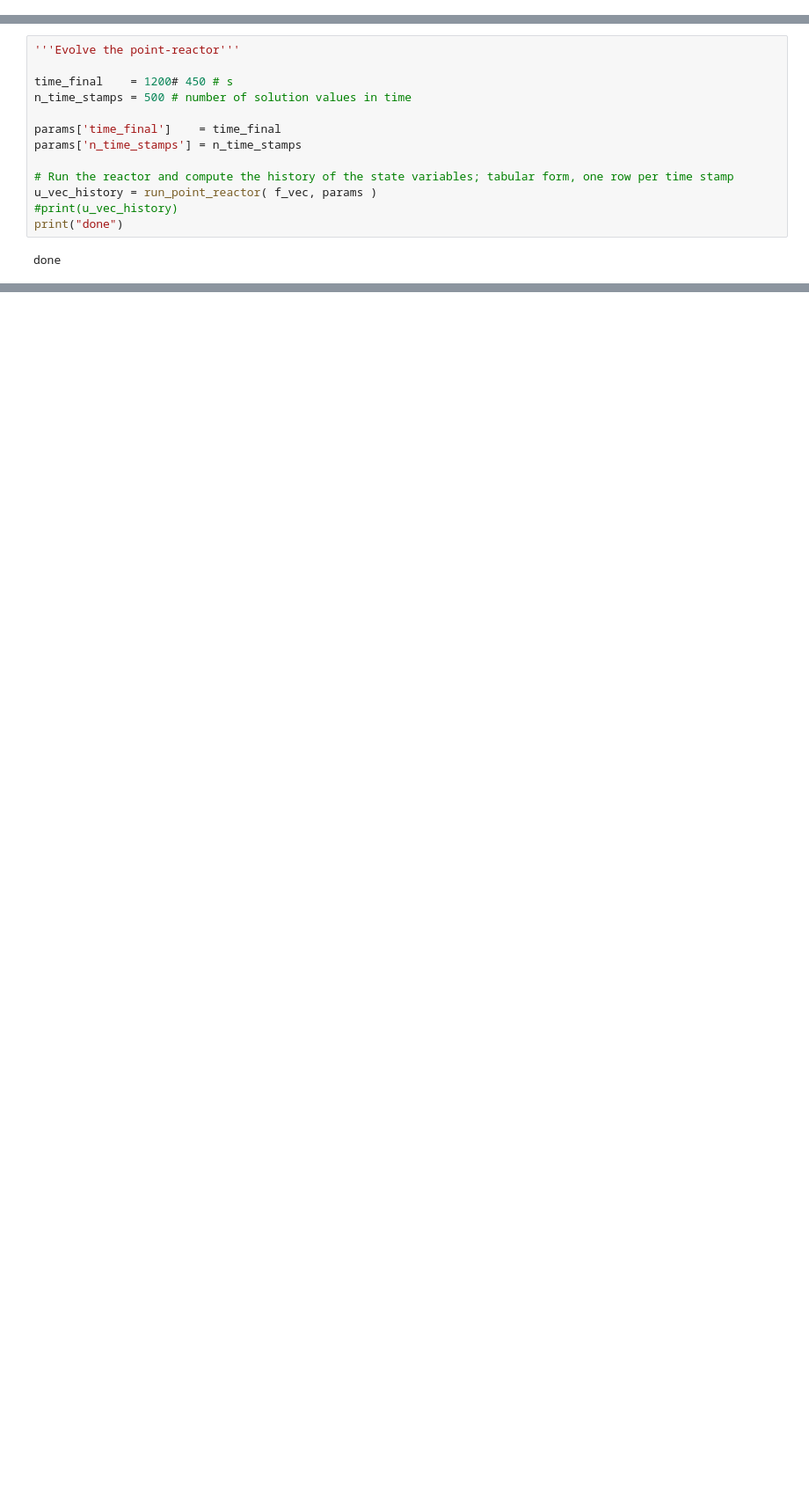
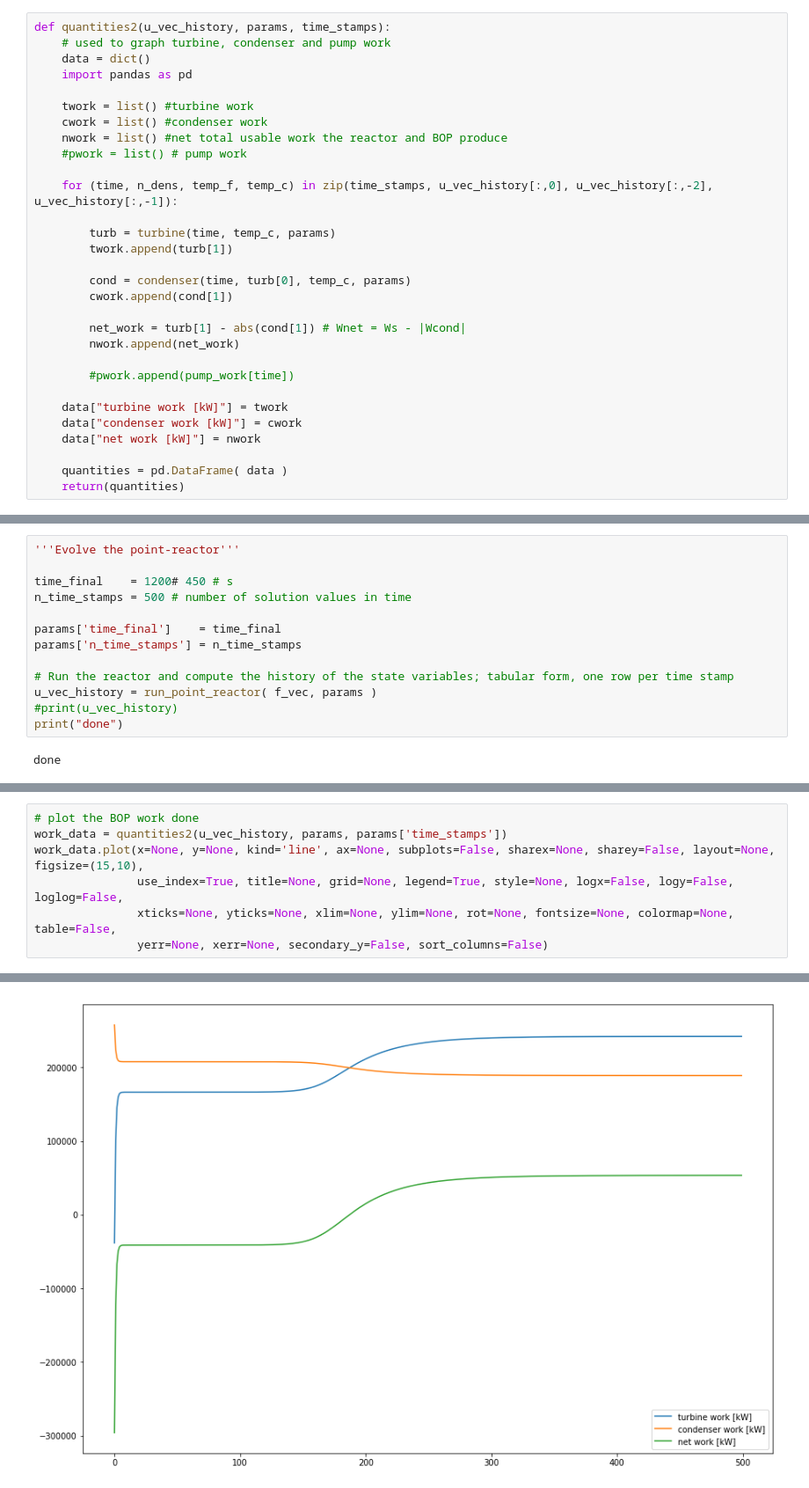
Before and after one commit to dpploy/engy-4350, a Jupyter notebook: notebooks/05-bwr-two-temperature-pt-reactor.ipynb, the cells around one changed output, grey strips where cells are left out. Shown at 88% size. Drawn from its saved outputs; the diff is of its cells as text; blank space fills up the shorter version.

```diff
--- a/notebooks/05-bwr-two-temperature-pt-reactor.ipynb
+++ b/notebooks/05-bwr-two-temperature-pt-reactor.ipynb
@@ -957,6 +948,36 @@ def quantities(u_vec_history, params, time_stamps):
 
     quantities = pd.DataFrame( data )
     return(quantities)
+# %%
+def quantities2(u_vec_history, params, time_stamps):
+    # used to graph turbine, condenser and pump work
+    data = dict()
+    import pandas as pd
+
+    twork = list() #turbine work
+    cwork = list() #condenser work
+    nwork = list() #net total usable work the reactor and BOP produce
+    #pwork = list() # pump work
+
+    for (time, n_dens, temp_f, temp_c) in zip(time_stamps, u_vec_history[:,0], u_vec_history[:,-2], u_vec_history[:,-1]):
+
+        turb = turbine(time, temp_c, params)
+        twork.append(turb[1])
+
+        cond = condenser(time, turb[0], temp_c, params)
+        cwork.append(cond[1])
+
+        net_work = turb[1] - abs(cond[1]) # Wnet = Ws - |Wcond|
+        nwork.append(net_work)
+
+        #pwork.append(pump_work[time])
+
+    data["turbine work [kW]"] = twork
+    data["condenser work [kW]"] = cwork
+    data["net work [kW]"] = nwork
+
+    quantities = pd.DataFrame( data )
+    return(quantities)
 # %% [markdown]
 ## Reactor Startup: Reactivity Step with Pulsed Source<a id="res1"></a>
 
@@ -1070,0 +1057,8 @@ def tmp():
+# %%
+# plot the BOP work done
+work_data = quantities2(u_vec_history, params, params['time_stamps'])
+work_data.plot(x=None, y=None, kind='line', ax=None, subplots=False, sharex=None, sharey=False, layout=None, figsize=(15,10),
+               use_index=True, title=None, grid=None, legend=True, style=None, logx=False, logy=False, loglog=False,
+               xticks=None, yticks=None, xlim=None, ylim=None, rot=None, fontsize=None, colormap=None, table=False,
+               yerr=None, xerr=None, secondary_y=False, sort_columns=False)
+# %% [output]
@@ -1070,0 +1066 @@ def tmp():
+[figure, added]
```
Also changed, not shown: parts of 38 cells of this notebook.
